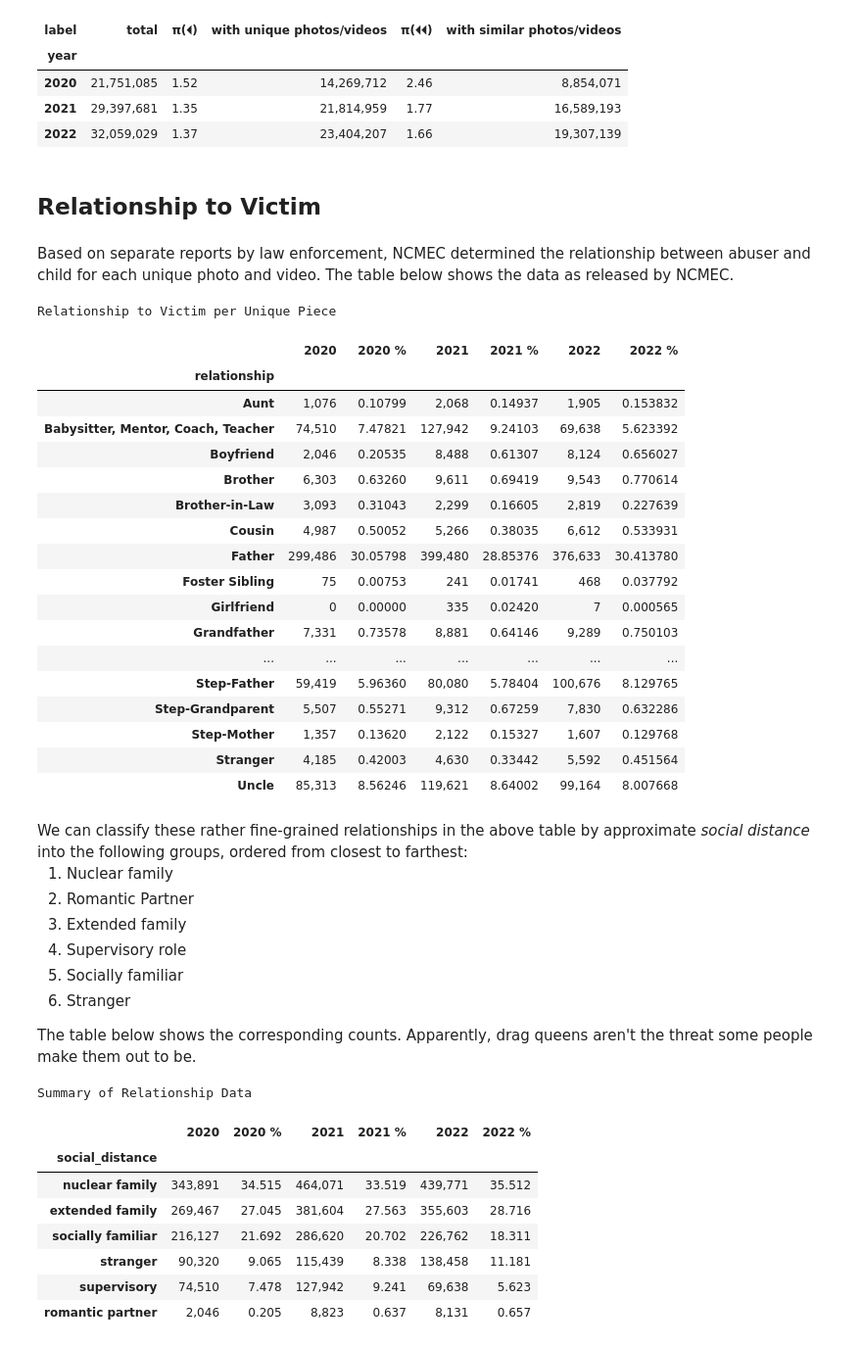
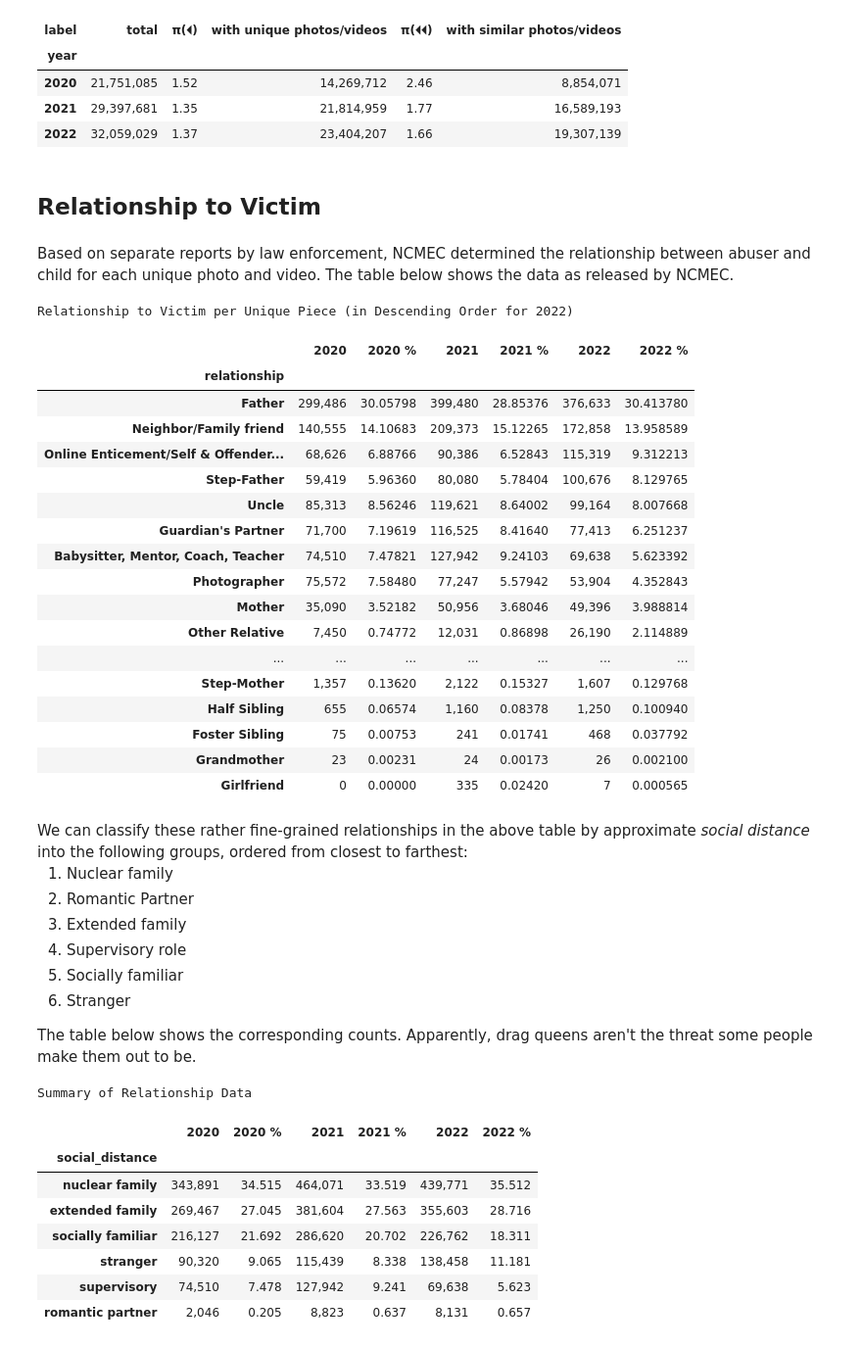
Before and after one commit to apparebit/diaphanous, a Jupyter notebook: analysis/reports.ipynb, the cells around one changed output. Shown at 98% size. Saved outputs shown, nothing was run; the diff lists cells and outputs as text; code cells hidden in the pictures.

```diff
--- a/analysis/reports.ipynb
+++ b/analysis/reports.ipynb
@@ -284,8 +284,8 @@ show(
     """
 )
 show(
-    relationships.drop(columns='social_distance'),
-    caption='Relationship to Victim per Unique Piece',
+    relationships.drop(columns='social_distance').sort_values('2022', ascending=False),
+    caption='Relationship to Victim per Unique Piece (in Descending Order for 2022)',
     highlight_columns=['2020 %', '2021 %', '2022 %'],
 )
 
@@ -301,50 +301,51 @@ show(
     We can classify these rather fine-grained relationships in the above table
     by approximate <em>social distance</em> into the following groups, ordered
     from closest to farthest:
     """
     """
     <ol>
     <li>Nuclear family</li>
     <li>Romantic Partner</li>
     <li>Extended family</li>
     <li>Supervisory role</li>
     <li>Socially familiar</li>
     <li>Stranger</li>
     </ol>
     """
     """
     The table below shows the corresponding counts. Apparently, drag queens
     aren't the threat some people make them out to be.
     """
 )
 show(
     relationship_summary,
     caption='Summary of Relationship Data',
     highlight_columns=['2020 %', '2021 %', '2022 %'],
     highlight_rows='family',
+    emit_latex=True,
 )
 # %% [output]
 Relationship to Victim
 Based on separate reports by law enforcement, NCMEC determined the relationship between abuser and child for each unique photo and video. The table below shows the data as released by NCMEC.
-Relationship to Victim per Unique Piece
+Relationship to Victim per Unique Piece (in Descending Order for 2022)
 |  | 2020 | 2020 % | 2021 | 2021 % | 2022 | 2022 % |
 | relationship |  |  |  |  |  |  |
-| Aunt | 1,076 | 0.10799 | 2,068 | 0.14937 | 1,905 | 0.153832 |
+| Father | 299,486 | 30.05798 | 399,480 | 28.85376 | 376,633 | 30.413780 |
+| Neighbor/Family friend | 140,555 | 14.10683 | 209,373 | 15.12265 | 172,858 | 13.958589 |
+| Online Enticement/Self & Offender... | 68,626 | 6.88766 | 90,386 | 6.52843 | 115,319 | 9.312213 |
+| Step-Father | 59,419 | 5.96360 | 80,080 | 5.78404 | 100,676 | 8.129765 |
+| Uncle | 85,313 | 8.56246 | 119,621 | 8.64002 | 99,164 | 8.007668 |
+| Guardian's Partner | 71,700 | 7.19619 | 116,525 | 8.41640 | 77,413 | 6.251237 |
 | Babysitter, Mentor, Coach, Teacher | 74,510 | 7.47821 | 127,942 | 9.24103 | 69,638 | 5.623392 |
-| Boyfriend | 2,046 | 0.20535 | 8,488 | 0.61307 | 8,124 | 0.656027 |
-| Brother | 6,303 | 0.63260 | 9,611 | 0.69419 | 9,543 | 0.770614 |
-| Brother-in-Law | 3,093 | 0.31043 | 2,299 | 0.16605 | 2,819 | 0.227639 |
-| Cousin | 4,987 | 0.50052 | 5,266 | 0.38035 | 6,612 | 0.533931 |
-| Father | 299,486 | 30.05798 | 399,480 | 28.85376 | 376,633 | 30.413780 |
+| Photographer | 75,572 | 7.58480 | 77,247 | 5.57942 | 53,904 | 4.352843 |
+| Mother | 35,090 | 3.52182 | 50,956 | 3.68046 | 49,396 | 3.988814 |
+| Other Relative | 7,450 | 0.74772 | 12,031 | 0.86898 | 26,190 | 2.114889 |
+| ... | ... | ... | ... | ... | ... | ... |
+| Step-Mother | 1,357 | 0.13620 | 2,122 | 0.15327 | 1,607 | 0.129768 |
+| Half Sibling | 655 | 0.06574 | 1,160 | 0.08378 | 1,250 | 0.100940 |
 | Foster Sibling | 75 | 0.00753 | 241 | 0.01741 | 468 | 0.037792 |
+| Grandmother | 23 | 0.00231 | 24 | 0.00173 | 26 | 0.002100 |
 | Girlfriend | 0 | 0.00000 | 335 | 0.02420 | 7 | 0.000565 |
-| Grandfather | 7,331 | 0.73578 | 8,881 | 0.64146 | 9,289 | 0.750103 |
-| ... | ... | ... | ... | ... | ... | ... |
-| Step-Father | 59,419 | 5.96360 | 80,080 | 5.78404 | 100,676 | 8.129765 |
-| Step-Grandparent | 5,507 | 0.55271 | 9,312 | 0.67259 | 7,830 | 0.632286 |
-| Step-Mother | 1,357 | 0.13620 | 2,122 | 0.15327 | 1,607 | 0.129768 |
-| Stranger | 4,185 | 0.42003 | 4,630 | 0.33442 | 5,592 | 0.451564 |
-| Uncle | 85,313 | 8.56246 | 119,621 | 8.64002 | 99,164 | 8.007668 |
 We can classify these rather fine-grained relationships in the above table by approximate social distance into the following groups, ordered from closest to farthest:
 Nuclear family
 Romantic Partner
```
Also changed, not shown: parts of 4 cells of this notebook, 3 other files.
